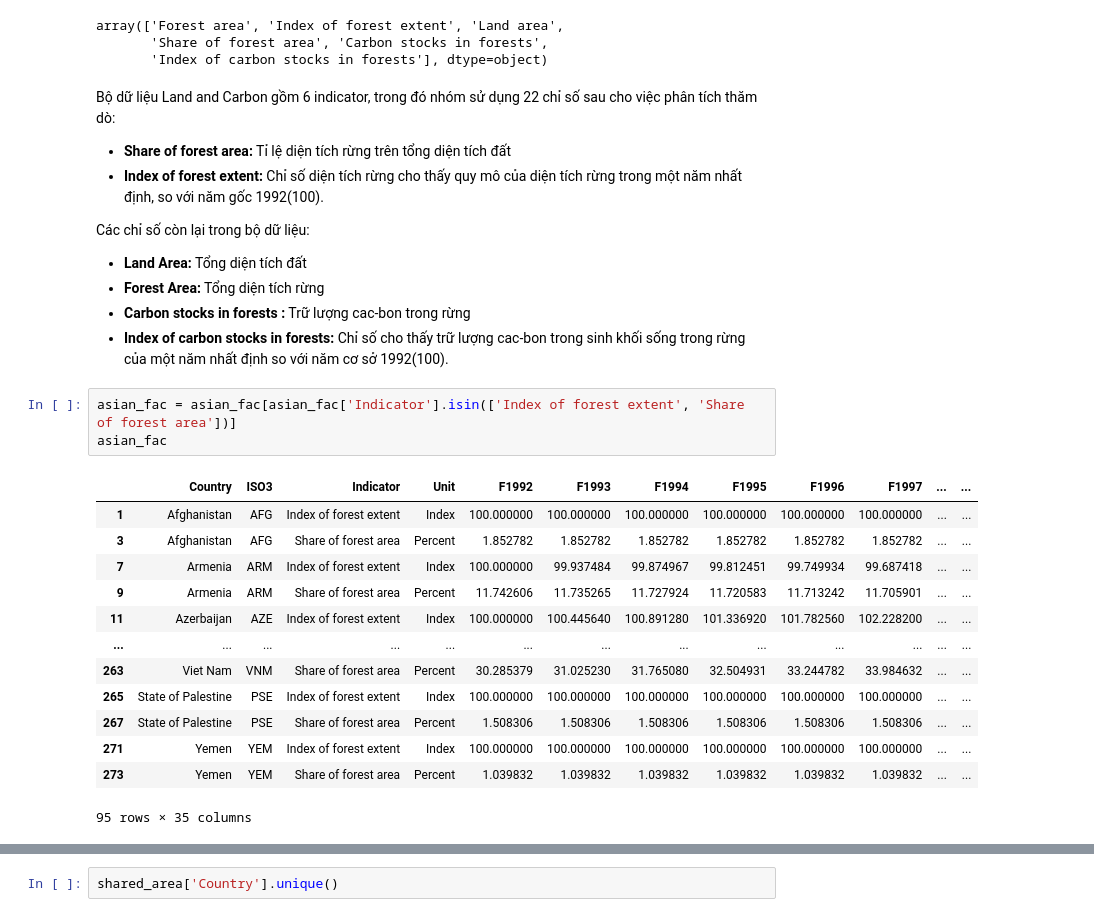
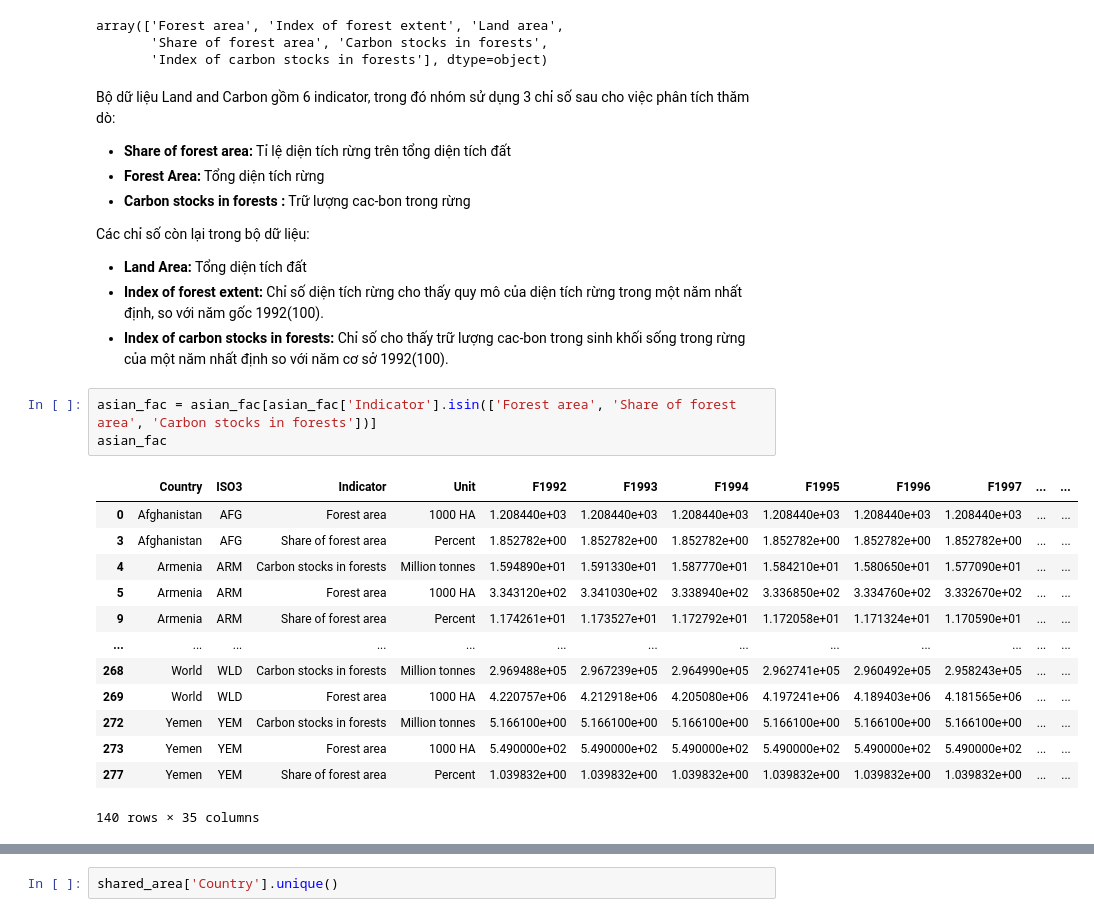
Before and after one commit to thienphucle/DS105.P11_Data_Analysis_And_Visualization, a Jupyter notebook: PreProces/PreProcessData.ipynb, the cells around one changed output, grey strips where cells are left out. Drawn from its saved outputs; the diff is of its cells as text.

```diff
--- a/PreProces/PreProcessData.ipynb
+++ b/PreProces/PreProcessData.ipynb
@@ -592,29 +620,29 @@ array(['Forest area', 'Index of forest extent', 'Land area',
        'Share of forest area', 'Carbon stocks in forests',
        'Index of carbon stocks in forests'], dtype=object)
 # %% [markdown]
-Bộ dữ liệu Land and Carbon gồm 6 indicator, trong đó nhóm sử dụng 22 chỉ số sau cho việc phân tích thăm dò:
+Bộ dữ liệu Land and Carbon gồm 6 indicator, trong đó nhóm sử dụng 3 chỉ số sau cho việc phân tích thăm dò:
 * **Share of forest area:** Tỉ lệ diện tích rừng trên tổng diện tích đất
-* **Index of forest extent:** Chỉ số diện tích rừng cho thấy quy mô của diện tích rừng trong một năm nhất định, so với năm gốc 1992(100).
+* **Forest Area:** Tổng diện tích rừng
+* **Carbon stocks in forests :** Trữ lượng cac-bon trong rừng
 
 Các chỉ số còn lại trong bộ dữ liệu:
 * **Land Area:** Tổng diện tích đất
-* **Forest Area:** Tổng diện tích rừng
-* **Carbon stocks in forests :** Trữ lượng cac-bon trong rừng
+* **Index of forest extent:** Chỉ số diện tích rừng cho thấy quy mô của diện tích rừng trong một năm nhất định, so với năm gốc 1992(100).
 * **Index of carbon stocks in forests:** Chỉ số cho thấy trữ lượng cac-bon trong sinh khối sống trong rừng của một năm nhất định so với năm cơ sở 1992(100).
 # %%
-asian_fac = asian_fac[asian_fac['Indicator'].isin(['Index of forest extent', 'Share of forest area'])]
+asian_fac = asian_fac[asian_fac['Indicator'].isin(['Forest area', 'Share of forest area', 'Carbon stocks in forests'])]
 asian_fac
 # %% [output]
 |  | Country | ISO3 | Indicator | Unit | F1992 | F1993 | F1994 | F1995 | F1996 | F1997 | ... | ... |
-| 1 | Afghanistan | AFG | Index of forest extent | Index | 100.000000 | 100.000000 | 100.000000 | 100.000000 | 100.000000 | 100.000000 | ... | ... |
-| 3 | Afghanistan | AFG | Share of forest area | Percent | 1.852782 | 1.852782 | 1.852782 | 1.852782 | 1.852782 | 1.852782 | ... | ... |
-| 7 | Armenia | ARM | Index of forest extent | Index | 100.000000 | 99.937484 | 99.874967 | 99.812451 | 99.749934 | 99.687418 | ... | ... |
-| 9 | Armenia | ARM | Share of forest area | Percent | 11.742606 | 11.735265 | 11.727924 | 11.720583 | 11.713242 | 11.705901 | ... | ... |
-| 11 | Azerbaijan | AZE | Index of forest extent | Index | 100.000000 | 100.445640 | 100.891280 | 101.336920 | 101.782560 | 102.228200 | ... | ... |
+| 0 | Afghanistan | AFG | Forest area | 1000 HA | 1.208440e+03 | 1.208440e+03 | 1.208440e+03 | 1.208440e+03 | 1.208440e+03 | 1.208440e+03 | ... | ... |
+| 3 | Afghanistan | AFG | Share of forest area | Percent | 1.852782e+00 | 1.852782e+00 | 1.852782e+00 | 1.852782e+00 | 1.852782e+00 | 1.852782e+00 | ... | ... |
+| 4 | Armenia | ARM | Carbon stocks in forests | Million tonnes | 1.594890e+01 | 1.591330e+01 | 1.587770e+01 | 1.584210e+01 | 1.580650e+01 | 1.577090e+01 | ... | ... |
+| 5 | Armenia | ARM | Forest area | 1000 HA | 3.343120e+02 | 3.341030e+02 | 3.338940e+02 | 3.336850e+02 | 3.334760e+02 | 3.332670e+02 | ... | ... |
+| 9 | Armenia | ARM | Share of forest area | Percent | 1.174261e+01 | 1.173527e+01 | 1.172792e+01 | 1.172058e+01 | 1.171324e+01 | 1.170590e+01 | ... | ... |
 | ... | ... | ... | ... | ... | ... | ... | ... | ... | ... | ... | ... | ... |
-| 263 | Viet Nam | VNM | Share of forest area | Percent | 30.285379 | 31.025230 | 31.765080 | 32.504931 | 33.244782 | 33.984632 | ... | ... |
-| 265 | State of Palestine | PSE | Index of forest extent | Index | 100.000000 | 100.000000 | 100.000000 | 100.000000 | 100.000000 | 100.000000 | ... | ... |
-| 267 | State of Palestine | PSE | Share of forest area | Percent | 1.508306 | 1.508306 | 1.508306 | 1.508306 | 1.508306 | 1.508306 | ... | ... |
-| 271 | Yemen | YEM | Index of forest extent | Index | 100.000000 | 100.000000 | 100.000000 | 100.000000 | 100.000000 | 100.000000 | ... | ... |
-| 273 | Yemen | YEM | Share of forest area | Percent | 1.039832 | 1.039832 | 1.039832 | 1.039832 | 1.039832 | 1.039832 | ... | ... |
+| 268 | World | WLD | Carbon stocks in forests | Million tonnes | 2.969488e+05 | 2.967239e+05 | 2.964990e+05 | 2.962741e+05 | 2.960492e+05 | 2.958243e+05 | ... | ... |
+| 269 | World | WLD | Forest area | 1000 HA | 4.220757e+06 | 4.212918e+06 | 4.205080e+06 | 4.197241e+06 | 4.189403e+06 | 4.181565e+06 | ... | ... |
+| 272 | Yemen | YEM | Carbon stocks in forests | Million tonnes | 5.166100e+00 | 5.166100e+00 | 5.166100e+00 | 5.166100e+00 | 5.166100e+00 | 5.166100e+00 | ... | ... |
+| 273 | Yemen | YEM | Forest area | 1000 HA | 5.490000e+02 | 5.490000e+02 | 5.490000e+02 | 5.490000e+02 | 5.490000e+02 | 5.490000e+02 | ... | ... |
+| 277 | Yemen | YEM | Share of forest area | Percent | 1.039832e+00 | 1.039832e+00 | 1.039832e+00 | 1.039832e+00 | 1.039832e+00 | 1.039832e+00 | ... | ... |
-95 rows × 35 columns
+140 rows × 35 columns
```
Also changed, not shown: parts of 48 cells of this notebook, 8 other files.
